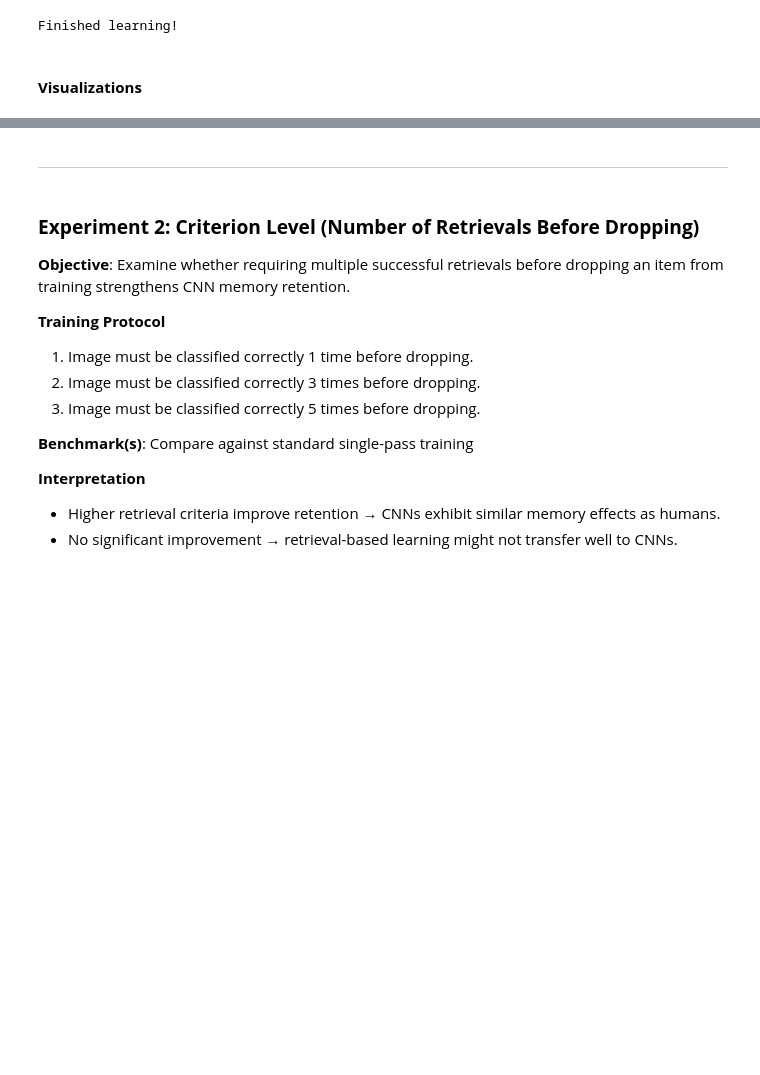
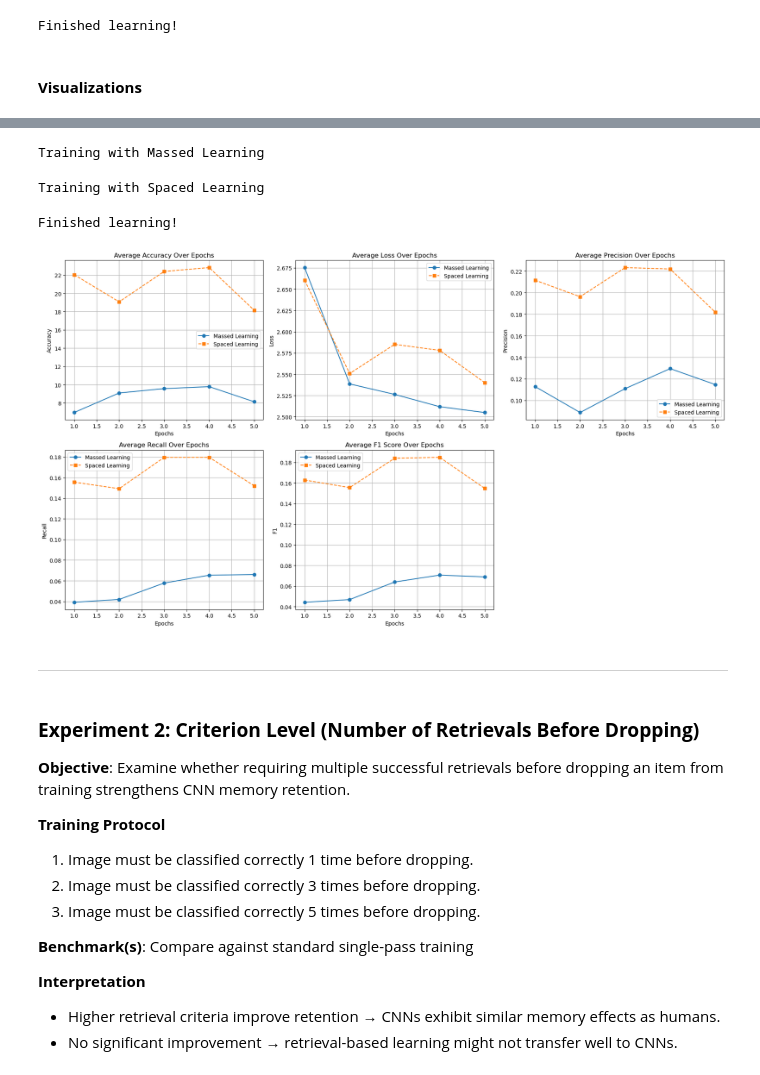
Before and after one commit to ElizabethHZhong/effortful-retrieval, a Jupyter notebook: experiments.ipynb, the cells around one changed output, grey strips where cells are left out. Drawn from its saved outputs; the diff is of its cells as text; code cells hidden in the pictures; blank space fills up the shorter version.

Commit message:
2-label batches

```diff
--- a/experiments.ipynb
+++ b/experiments.ipynb
@@ -79,3 +215,7 @@ prelim_test_loader = torch.utils.data.DataLoader(test_subset, batch_size=64, shu
+# %%
+pure_train_batches, pure_test_batches = get_class_pure_train_test_batches(subset_dataset, batch_size=32)
+pure_train_loader = DataLoader(pure_train_batches, batch_size=None)
+pure_test_loader = DataLoader(pure_test_batches, batch_size=None)
 # %% [markdown]
 <div style="background-color: #007BFF; height: 4px; width: 100%;"></div>
 # %% [markdown]
@@ -310,3 +522,23 @@ plot_training_trends(history_massed, history_spaced)
+# %%
+# mass learning (easy)
+print("Training with Massed Learning")
+model_massed, criterion_massed, optimizer_massed = get_pretrained_cnn()
+history_massed_pure = train_and_evaluate_matched(model_massed, pure_train_loader, criterion_massed, optimizer_massed, epochs=5, retrieval_condition="massed")
+
+# spaced learning (harder)
+print("\nTraining with Spaced Learning")
+model_spaced, criterion_spaced, optimizer_spaced = get_pretrained_cnn()
+history_spaced_pure = train_and_evaluate_matched(model_spaced, pure_train_loader, criterion_spaced, optimizer_spaced, epochs=epochs, retrieval_condition="spaced")
+
+print("Finished learning!")
+# %% [output]
+Training with Massed Learning
+Training with Spaced Learning
+Finished learning!
+# %%
+plot_training_trends(history_massed_pure, history_spaced_pure)
+# %% [output]
+[figure, added]
 # %% [markdown]
 _______
 # %% [markdown]
```
Also changed, not shown: parts of 17 cells of this notebook.
